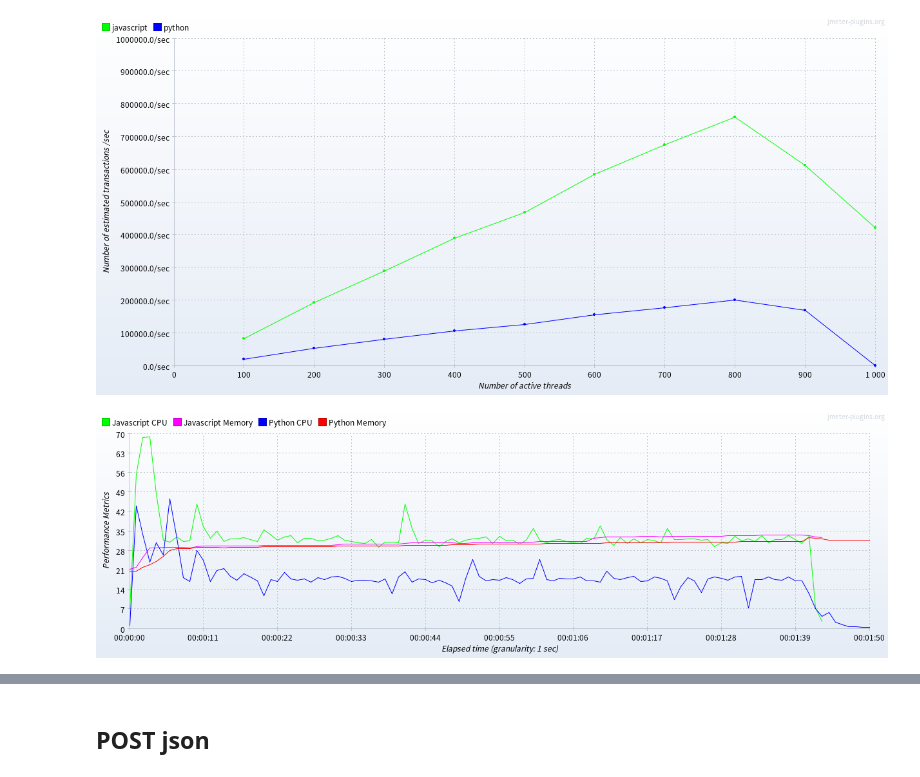
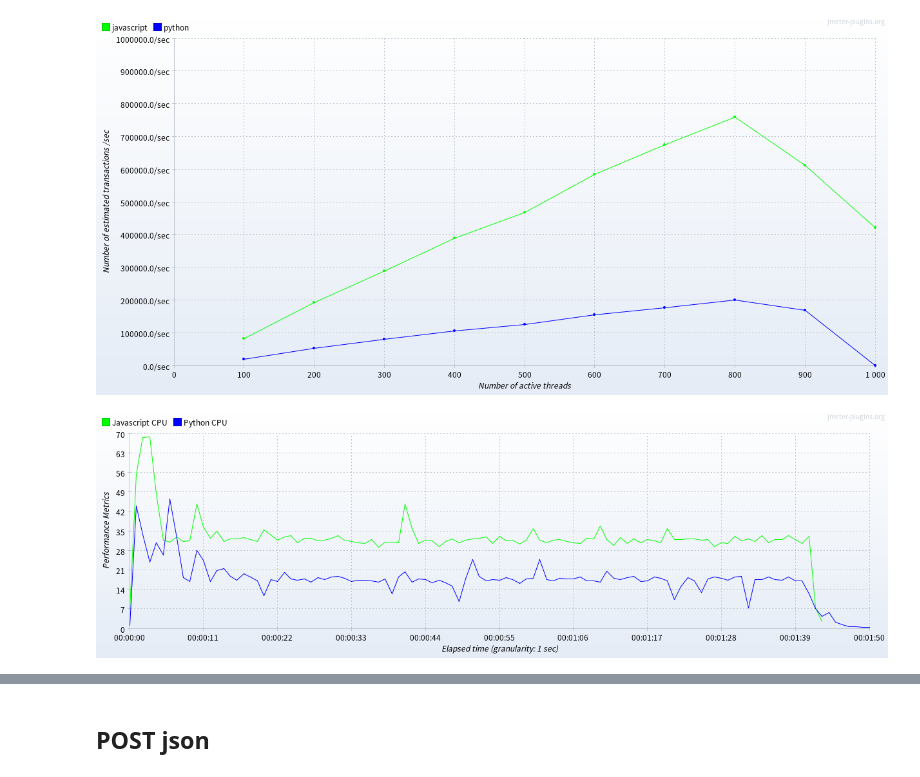
Before and after one commit to SeongHyukJang/Server-Performance-Analysis, a Jupyter notebook: Load Test Results.ipynb, the cells around one changed output, grey strips where cells are left out. Drawn from its saved outputs; the diff is of its cells as text; code cells hidden in the pictures.

```diff
--- a/Load Test Results.ipynb
+++ b/Load Test Results.ipynb
@@ -23,0 +19,5 @@ cpu_mem_get_html = Image('GET_html.png')
+# %%
+cpu_get_json = Image('get-json-cpu.png')
+cpu_post_json = Image('post-json-cpu.png')
+cpu_get_calc = Image('get-calc-cpu.png')
+cpu_get_html = Image('get-html-cpu.png')
@@ -27,7 +37,7 @@ cpu_mem_get_html = Image('GET_html.png')
 Concurrent_get_json
 # %% [output]
 [figure]
-# %%
-cpu_mem_get_json
-# %% [output]
-[figure, removed]
+# %%
+cpu_get_json
+# %% [output]
+[figure, added]
```
Also changed, not shown: parts of 15 cells of this notebook, 14 other files.
